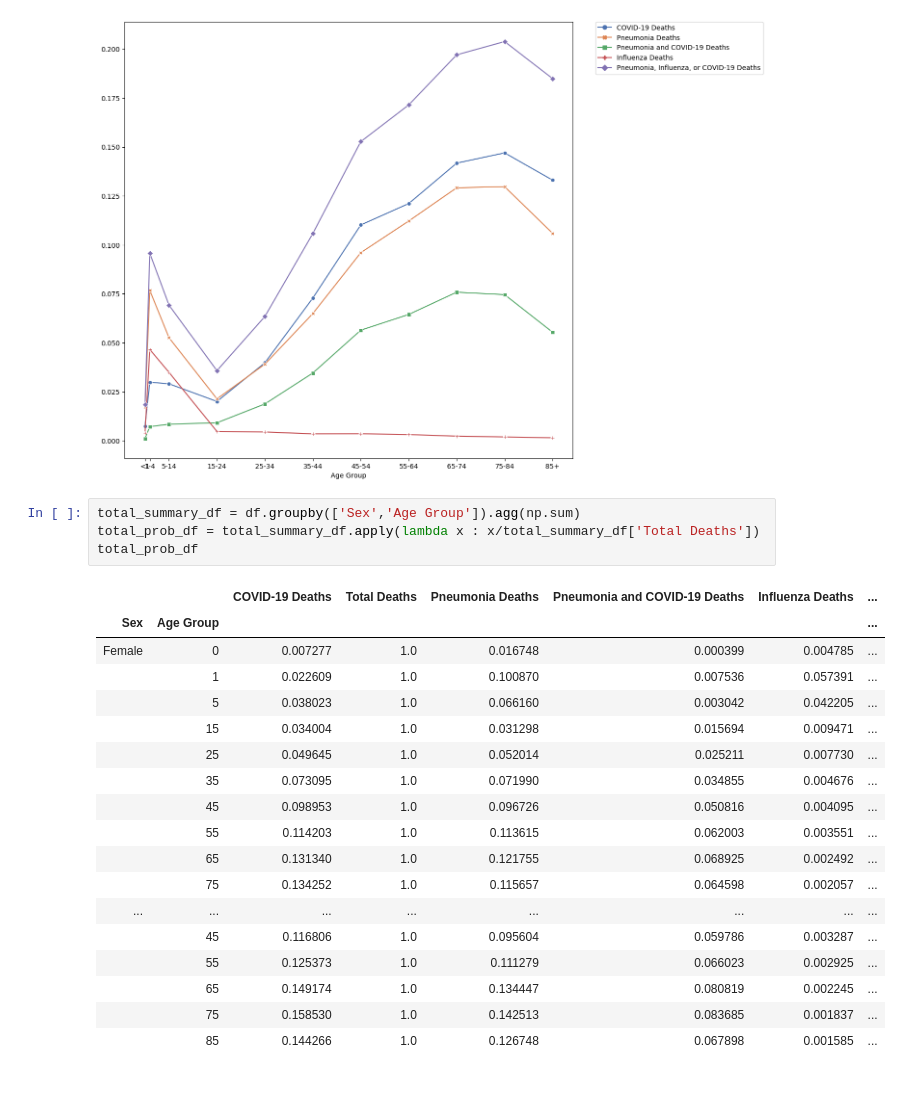
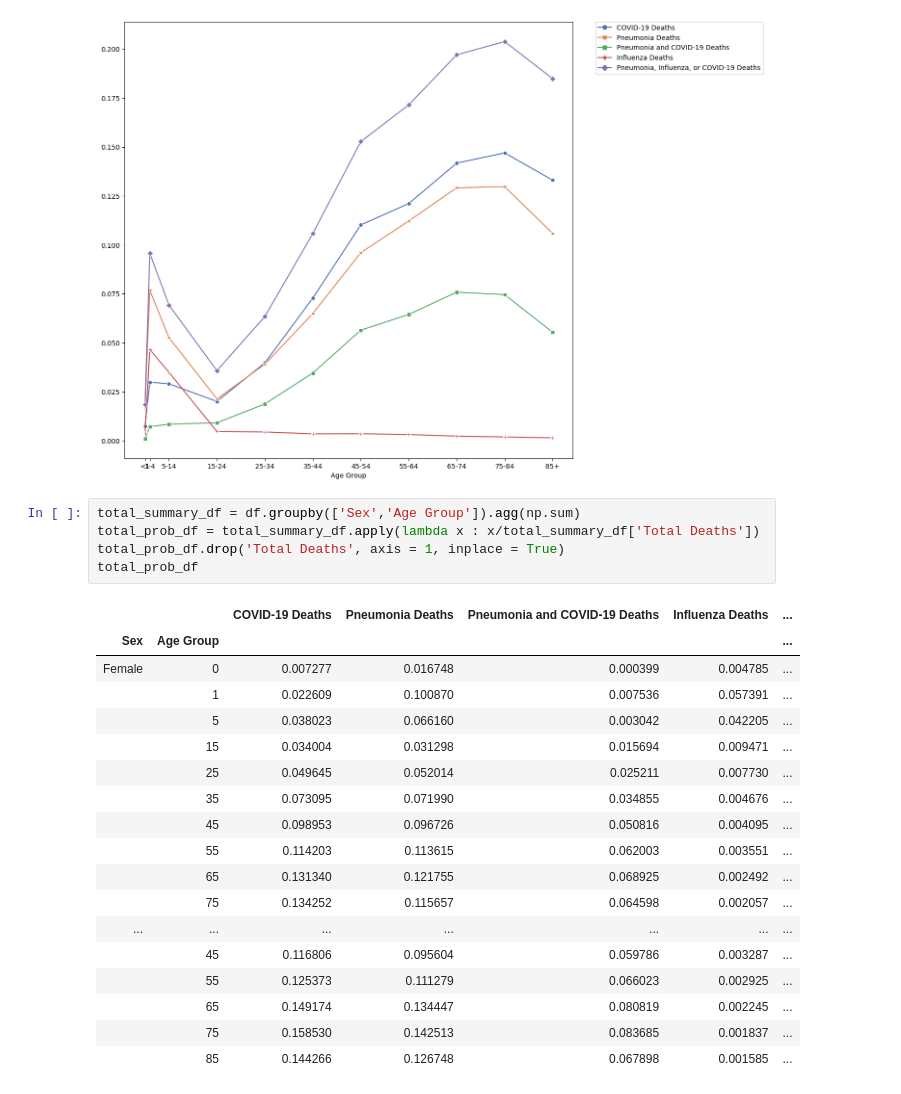
Before and after one commit to aditya-chichani/Covid-ICU-Bed-Allocation-System, a Jupyter notebook: 3036386807_3036383856_3037444215/analysis/data-processing.ipynb, the cells around one changed output. Drawn from its saved outputs; the diff is of its cells as text.

```diff
--- a/3036386807_3036383856_3037444215/analysis/data-processing.ipynb
+++ b/3036386807_3036383856_3037444215/analysis/data-processing.ipynb
@@ -105,24 +105,25 @@ plt.legend(bbox_to_anchor=(1.05, 1), loc='upper left', borderaxespad=0)
 # %%
 total_summary_df = df.groupby(['Sex','Age Group']).agg(np.sum)
 total_prob_df = total_summary_df.apply(lambda x : x/total_summary_df['Total Deaths'])
+total_prob_df.drop('Total Deaths', axis = 1, inplace = True)
 total_prob_df
 # %% [output]
-|  |  | COVID-19 Deaths | Total Deaths | Pneumonia Deaths | Pneumonia and COVID-19 Deaths | Influenza Deaths | ... |
-| Sex | Age Group |  |  |  |  |  | ... |
-| Female | 0 | 0.007277 | 1.0 | 0.016748 | 0.000399 | 0.004785 | ... |
-|  | 1 | 0.022609 | 1.0 | 0.100870 | 0.007536 | 0.057391 | ... |
-|  | 5 | 0.038023 | 1.0 | 0.066160 | 0.003042 | 0.042205 | ... |
-|  | 15 | 0.034004 | 1.0 | 0.031298 | 0.015694 | 0.009471 | ... |
-|  | 25 | 0.049645 | 1.0 | 0.052014 | 0.025211 | 0.007730 | ... |
-|  | 35 | 0.073095 | 1.0 | 0.071990 | 0.034855 | 0.004676 | ... |
-|  | 45 | 0.098953 | 1.0 | 0.096726 | 0.050816 | 0.004095 | ... |
-|  | 55 | 0.114203 | 1.0 | 0.113615 | 0.062003 | 0.003551 | ... |
-|  | 65 | 0.131340 | 1.0 | 0.121755 | 0.068925 | 0.002492 | ... |
-|  | 75 | 0.134252 | 1.0 | 0.115657 | 0.064598 | 0.002057 | ... |
-| ... | ... | ... | ... | ... | ... | ... | ... |
-|  | 45 | 0.116806 | 1.0 | 0.095604 | 0.059786 | 0.003287 | ... |
-|  | 55 | 0.125373 | 1.0 | 0.111279 | 0.066023 | 0.002925 | ... |
-|  | 65 | 0.149174 | 1.0 | 0.134447 | 0.080819 | 0.002245 | ... |
-|  | 75 | 0.158530 | 1.0 | 0.142513 | 0.083685 | 0.001837 | ... |
-|  | 85 | 0.144266 | 1.0 | 0.126748 | 0.067898 | 0.001585 | ... |
+|  |  | COVID-19 Deaths | Pneumonia Deaths | Pneumonia and COVID-19 Deaths | Influenza Deaths | ... |
+| Sex | Age Group |  |  |  |  | ... |
+| Female | 0 | 0.007277 | 0.016748 | 0.000399 | 0.004785 | ... |
+|  | 1 | 0.022609 | 0.100870 | 0.007536 | 0.057391 | ... |
+|  | 5 | 0.038023 | 0.066160 | 0.003042 | 0.042205 | ... |
+|  | 15 | 0.034004 | 0.031298 | 0.015694 | 0.009471 | ... |
+|  | 25 | 0.049645 | 0.052014 | 0.025211 | 0.007730 | ... |
+|  | 35 | 0.073095 | 0.071990 | 0.034855 | 0.004676 | ... |
+|  | 45 | 0.098953 | 0.096726 | 0.050816 | 0.004095 | ... |
+|  | 55 | 0.114203 | 0.113615 | 0.062003 | 0.003551 | ... |
+|  | 65 | 0.131340 | 0.121755 | 0.068925 | 0.002492 | ... |
+|  | 75 | 0.134252 | 0.115657 | 0.064598 | 0.002057 | ... |
+| ... | ... | ... | ... | ... | ... | ... |
+|  | 45 | 0.116806 | 0.095604 | 0.059786 | 0.003287 | ... |
+|  | 55 | 0.125373 | 0.111279 | 0.066023 | 0.002925 | ... |
+|  | 65 | 0.149174 | 0.134447 | 0.080819 | 0.002245 | ... |
+|  | 75 | 0.158530 | 0.142513 | 0.083685 | 0.001837 | ... |
+|  | 85 | 0.144266 | 0.126748 | 0.067898 | 0.001585 | ... |
 # %%
```
Also changed, not shown: parts of 1 cell of this notebook.
